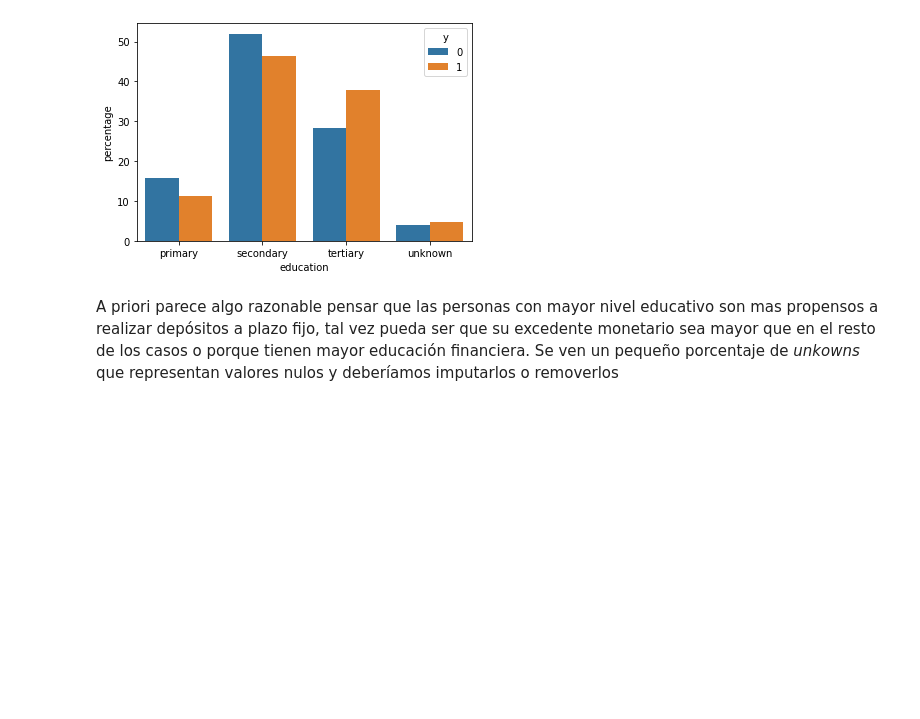
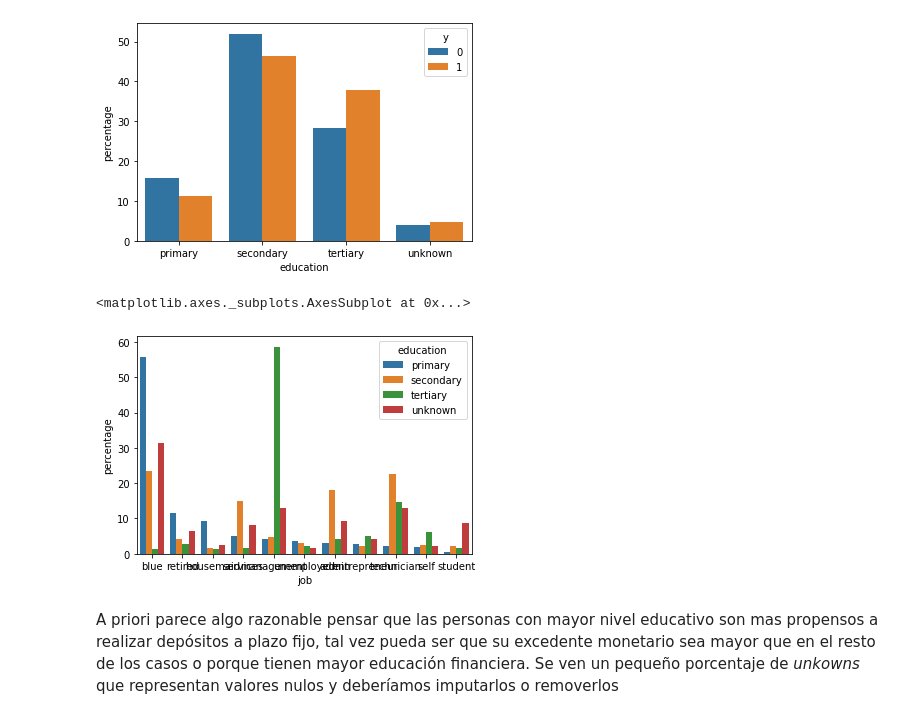
Before and after one commit to franfasan1/DH_G8_desafio3, a Jupyter notebook: notebook_desafio.ipynb, the cells around one changed output. Saved outputs shown, nothing was run; the diff lists cells and outputs as text; code cells hidden in the pictures; blank space fills up the shorter version.

```diff
--- a/notebook_desafio.ipynb
+++ b/notebook_desafio.ipynb
@@ -80,3 +85,9 @@ sns.barplot(x = 'education', y = 'percentage', hue = 'y', data = a)
 # %% [output]
 <matplotlib.axes._subplots.AxesSubplot at 0x...>
 [figure]
+# %%
+a = data.groupby('education')['job'].value_counts(normalize = True).rename('percentage').mul(100).reset_index()
+sns.barplot(x = 'job', y = 'percentage', hue = 'education', data = a)
+# %% [output]
+<matplotlib.axes._subplots.AxesSubplot at 0x...>
+[figure, added]
```
Also changed, not shown: parts of 39 cells of this notebook.
